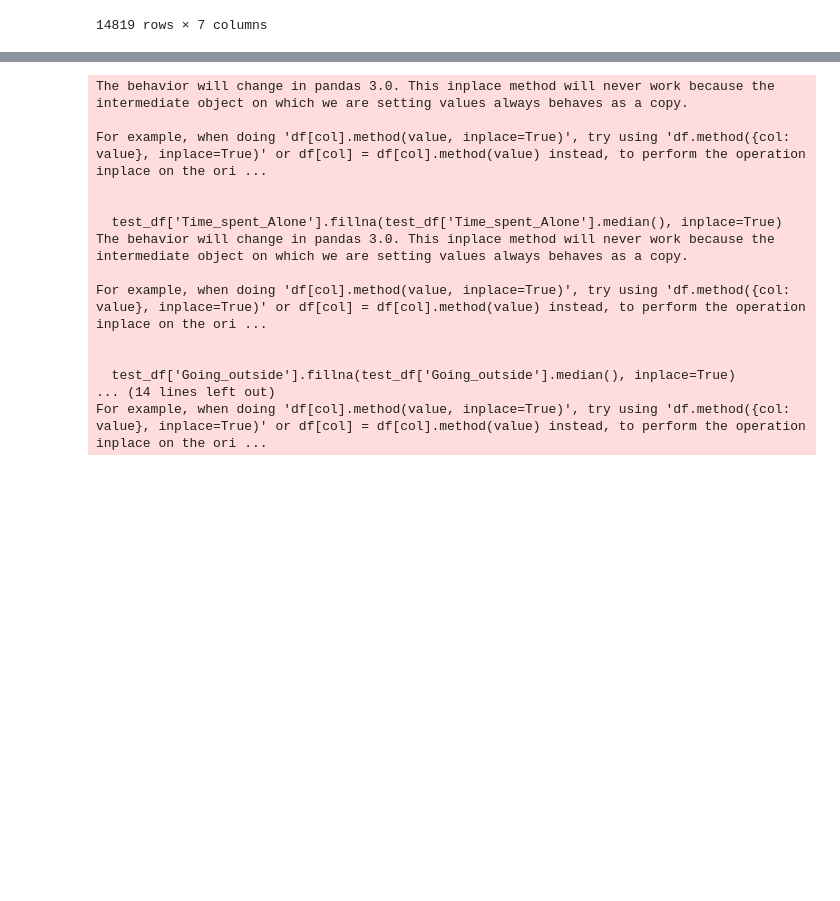
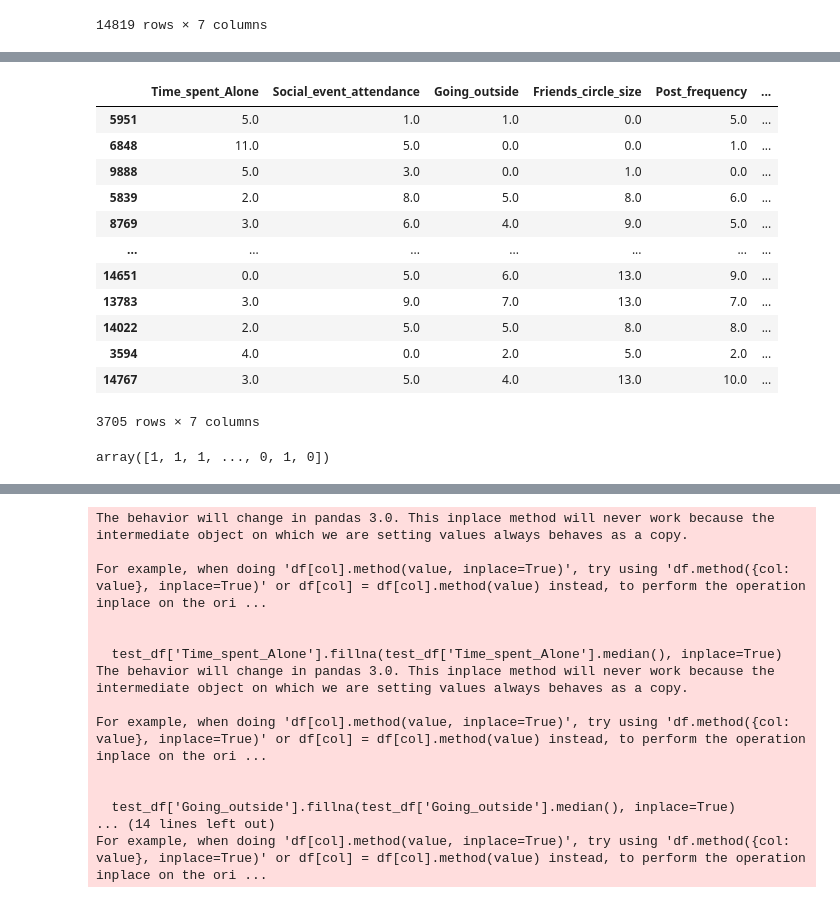
Before and after one commit to kokilagaurav/introvert_extrovert_analysis, a Jupyter notebook: notebook.ipynb, the cells around one changed output, grey strips where cells are left out. Cells and saved outputs as stored; diff of their text form; code cells hidden in the pictures; blank space fills up the shorter version.

```diff
--- a/notebook.ipynb
+++ b/notebook.ipynb
@@ -306,0 +331,20 @@ x_train
+# %%
+x_test
+# %% [output]
+|  | Time_spent_Alone | Social_event_attendance | Going_outside | Friends_circle_size | Post_frequency | ... |
+| 5951 | 5.0 | 1.0 | 1.0 | 0.0 | 5.0 | ... |
+| 6848 | 11.0 | 5.0 | 0.0 | 0.0 | 1.0 | ... |
+| 9888 | 5.0 | 3.0 | 0.0 | 1.0 | 0.0 | ... |
+| 5839 | 2.0 | 8.0 | 5.0 | 8.0 | 6.0 | ... |
+| 8769 | 3.0 | 6.0 | 4.0 | 9.0 | 5.0 | ... |
+| ... | ... | ... | ... | ... | ... | ... |
+| 14651 | 0.0 | 5.0 | 6.0 | 13.0 | 9.0 | ... |
+| 13783 | 3.0 | 9.0 | 7.0 | 13.0 | 7.0 | ... |
+| 14022 | 2.0 | 5.0 | 5.0 | 8.0 | 8.0 | ... |
+| 3594 | 4.0 | 0.0 | 2.0 | 5.0 | 2.0 | ... |
+| 14767 | 3.0 | 5.0 | 4.0 | 13.0 | 10.0 | ... |
+3705 rows × 7 columns
+# %%
+y_test
+# %% [output]
+array([1, 1, 1, ..., 0, 1, 0])
```
Also changed, not shown: parts of 17 cells of this notebook.
